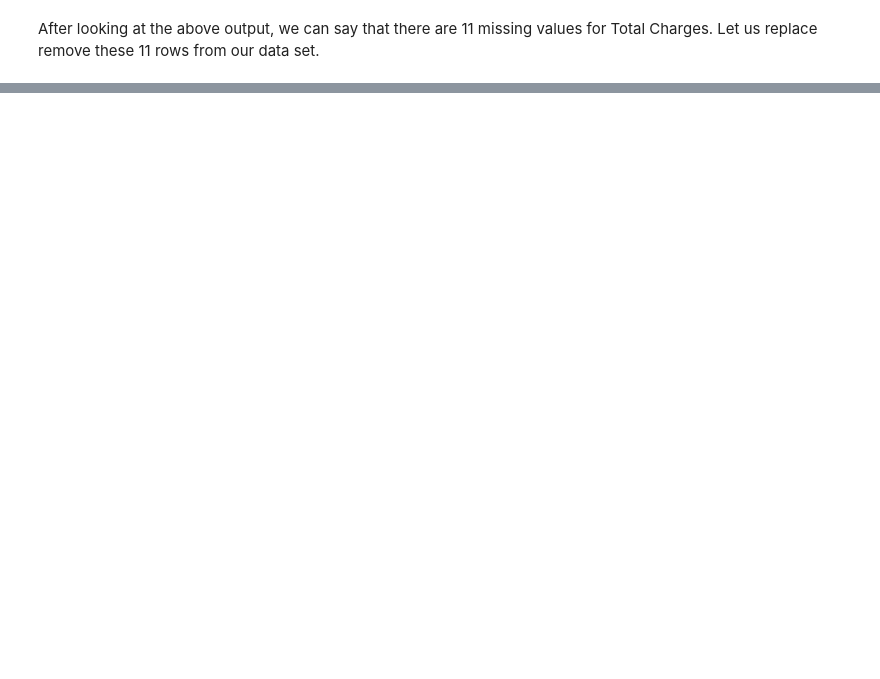
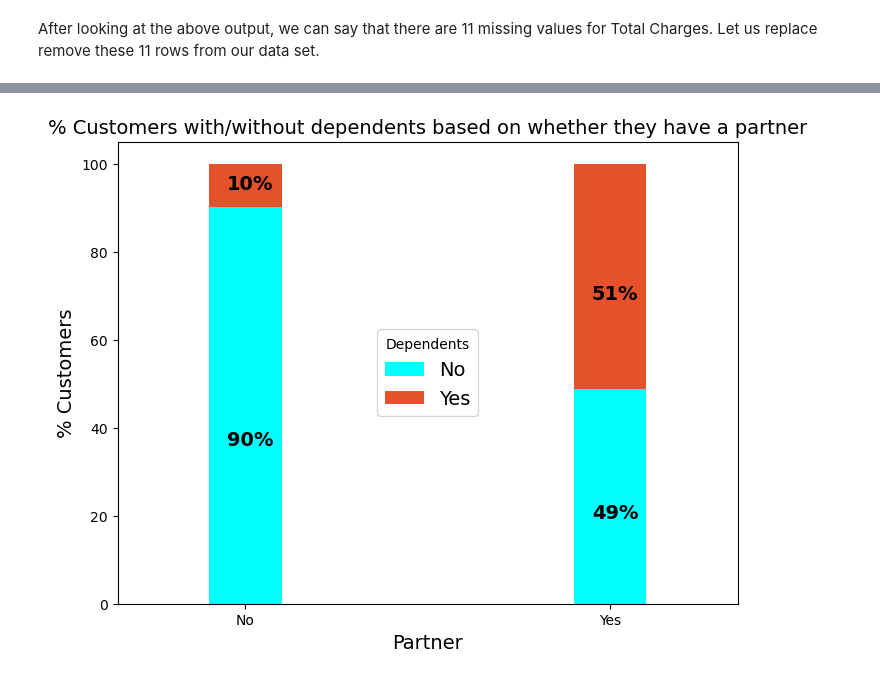
Before and after one commit to zhelyazkomd/Telco-Project, a Jupyter notebook: Churn of telco company.ipynb, the cells around one changed output, grey strips where cells are left out. Saved outputs shown, nothing was run; the diff lists cells and outputs as text; code cells hidden in the pictures; blank space fills up the shorter version.

```diff
--- a/Churn of telco company.ipynb
+++ b/Churn of telco company.ipynb
@@ -115,0 +225,21 @@ telco_customers.dropna(inplace = True)
+# %%
+df = pd.melt(telco_customers, id_vars=['customerID'], value_vars=['Dependents','Partner'])
+df2 = df.groupby(['variable','value']).count().unstack()
+df2 = df2*100/len(telco_customers)
+colors = ['#00FFFF','#E4512B']
+ax = df2.loc[:,'customerID'].plot.bar(stacked=True, color=colors,
+                                      figsize=(8,6),rot = 0,
+                                     width = 0.2)
+
+ax.set_ylabel('% Customers',size = 14)
+ax.set_xlabel('')
+ax.set_title('% Customers with dependents and partners',size = 14)
+ax.legend(loc = 'center',prop={'size':14})
+
+for p in ax.patches:
+    width, height = p.get_width(), p.get_height()
+    x, y = p.get_xy()
+    ax.annotate('{:.0f}%'.format(height), (p.get_x()+.25*width, p.get_y()+.4*height),
+                color = 'black',
+               weight = 'bold',
+               size = 14)
@@ -115,0 +248,26 @@ telco_customers.dropna(inplace = True)
+# %%
+colors = ['#00FFFF','#E4512B']
+partner_dependents = telco_customers.groupby(['Partner','Dependents']).size().unstack()
+
+ax = (partner_dependents.T*100.0 / partner_dependents.T.sum()).T.plot(kind='bar',
+                                                                width = 0.2,
+                                                                stacked = True,
+                                                                rot = 0,
+                                                                figsize = (8,6),
+                                                                color = colors)
+
+ax.legend(loc='center',prop={'size':14},title = 'Dependents',fontsize =14)
+ax.set_ylabel('% Customers',size = 14)
+ax.set_title('% Customers with/without dependents based on whether they have a partner',size = 14)
+ax.xaxis.label.set_size(14)
+
+# Code to add the data labels on the stacked bar chart
+for p in ax.patches:
+    width, height = p.get_width(), p.get_height()
+    x, y = p.get_xy()
+    ax.annotate('{:.0f}%'.format(height), (p.get_x()+ .25 * width, p.get_y() + .4 * height),
+                color = 'black',
+               weight = 'bold',
+               size = 14)
+# %% [output]
+[figure, added]
```
Also changed, not shown: parts of 20 cells of this notebook.
